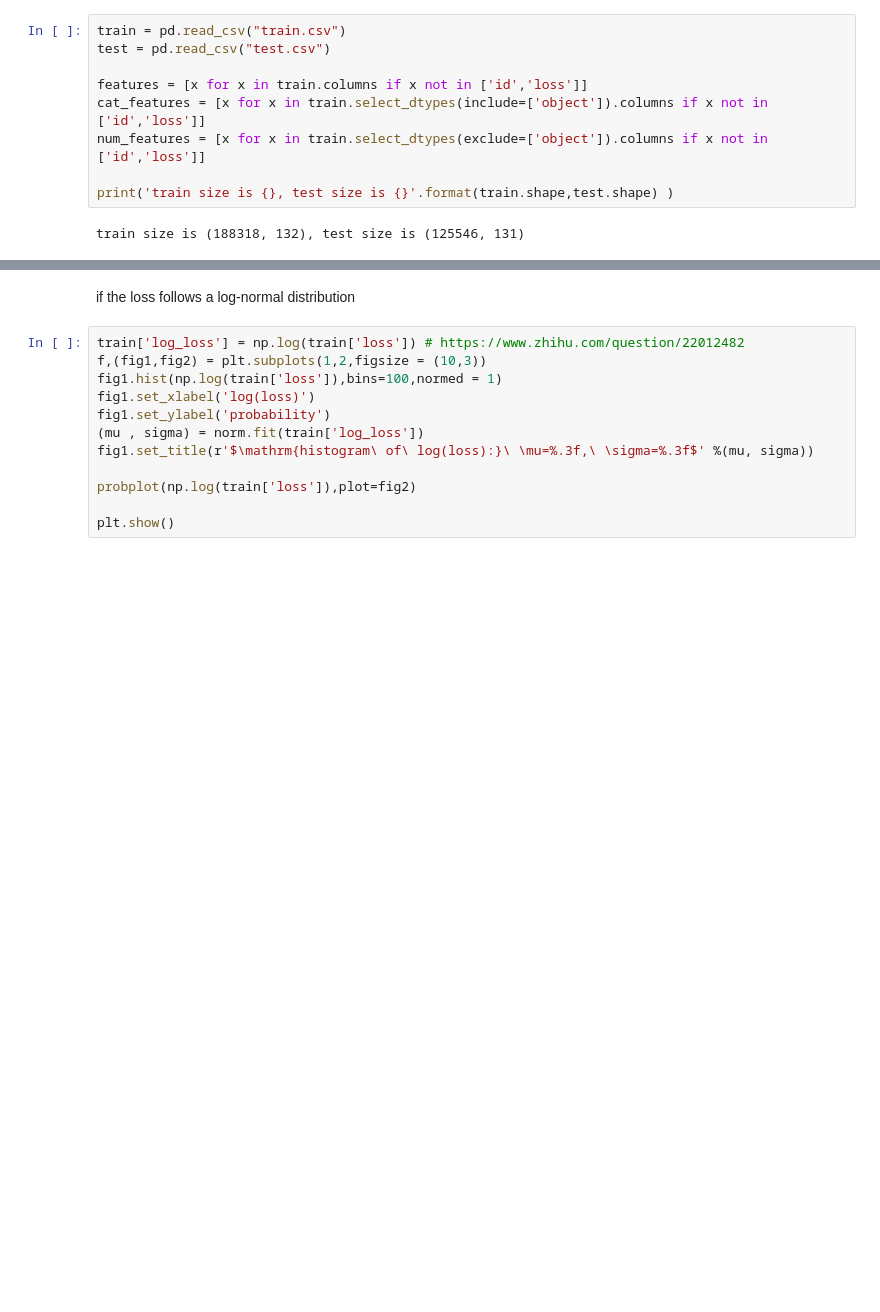
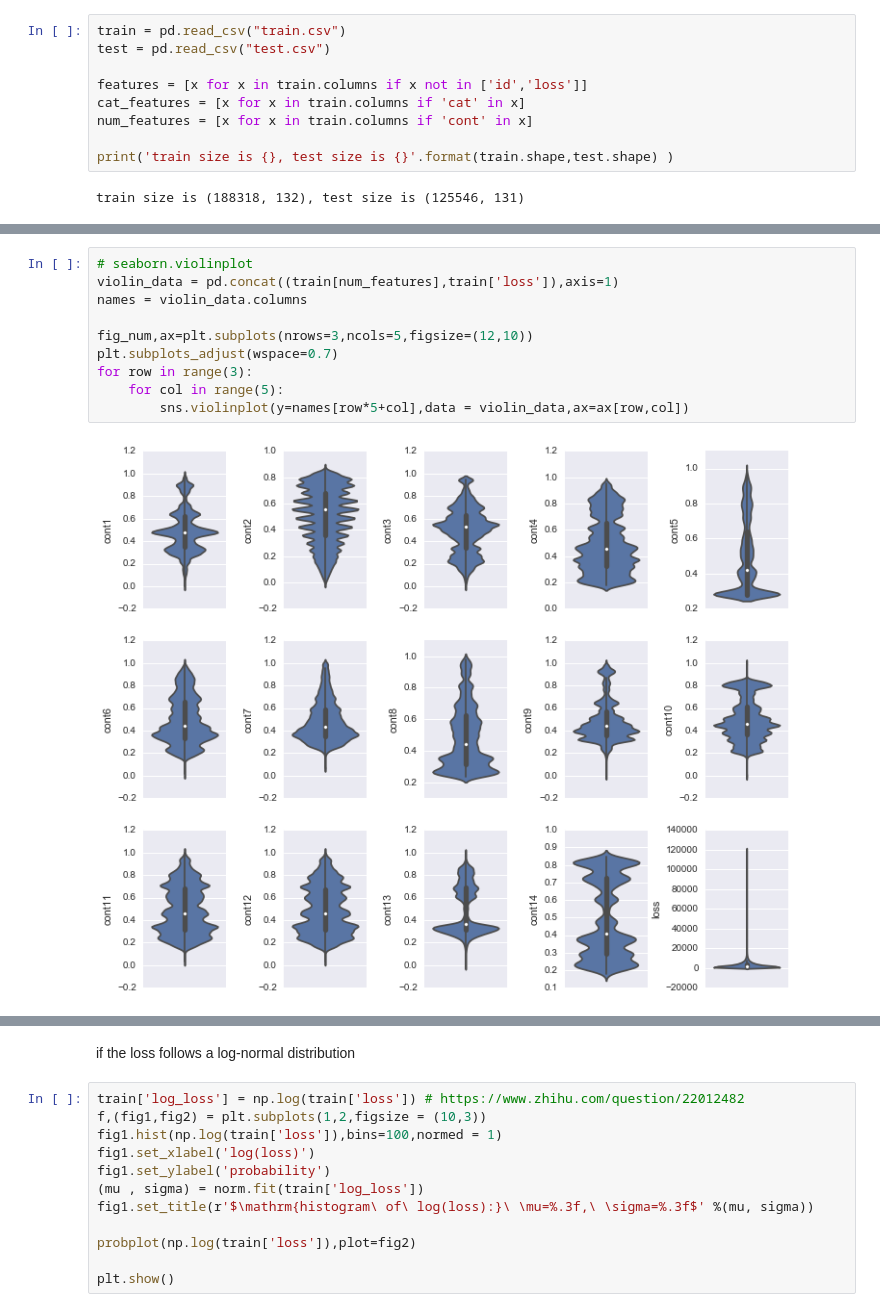
Before and after one commit to yanyang729/652_final_project_kaggle_allstate, a Jupyter notebook: kaggle.ipynb, the cells around one changed output, grey strips where cells are left out. Drawn from its saved outputs; the diff is of its cells as text; blank space fills up the shorter version.

Commit message:
added basic eda
 including  boxplot for cat/ violinplot for num.
and a heatmap for correlation

```diff
--- a/kaggle.ipynb
+++ b/kaggle.ipynb
@@ -13,8 +18,8 @@ train = pd.read_csv("train.csv")
 test = pd.read_csv("test.csv")
 
 features = [x for x in train.columns if x not in ['id','loss']]
-cat_features = [x for x in train.select_dtypes(include=['object']).columns if x not in ['id','loss']]
-num_features = [x for x in train.select_dtypes(exclude=['object']).columns if x not in ['id','loss']]
+cat_features = [x for x in train.columns if 'cat' in x]
+num_features = [x for x in train.columns if 'cont' in x]
 
 print('train size is {}, test size is {}'.format(train.shape,test.shape) )
 # %% [output]
@@ -21,0 +67,12 @@ train size is (188318, 132), test size is (125546, 131)
+# %%
+# seaborn.violinplot
+violin_data = pd.concat((train[num_features],train['loss']),axis=1)
+names = violin_data.columns
+
+fig_num,ax=plt.subplots(nrows=3,ncols=5,figsize=(12,10))
+plt.subplots_adjust(wspace=0.7)
+for row in range(3):
+    for col in range(5):
+        sns.violinplot(y=names[row*5+col],data = violin_data,ax=ax[row,col])
+# %% [output]
+[figure, added]
```
Also changed, not shown: parts of 11 cells of this notebook.
